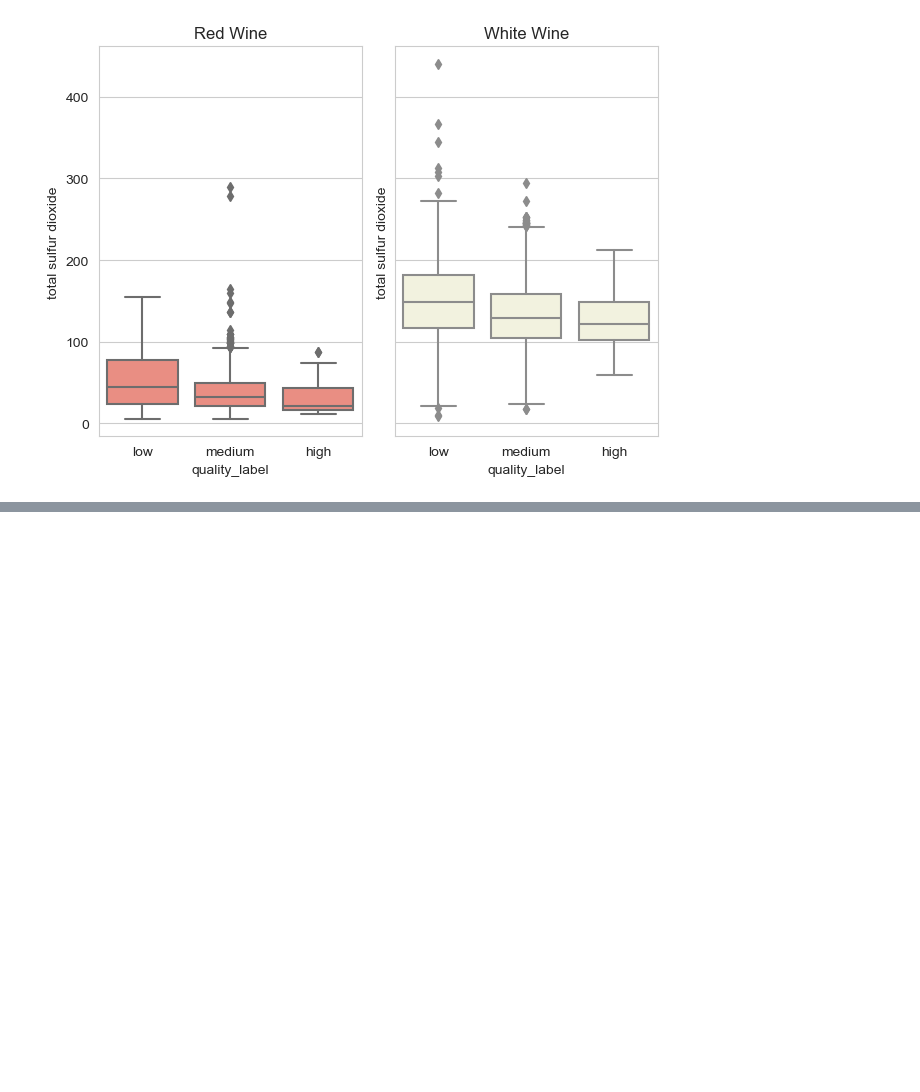
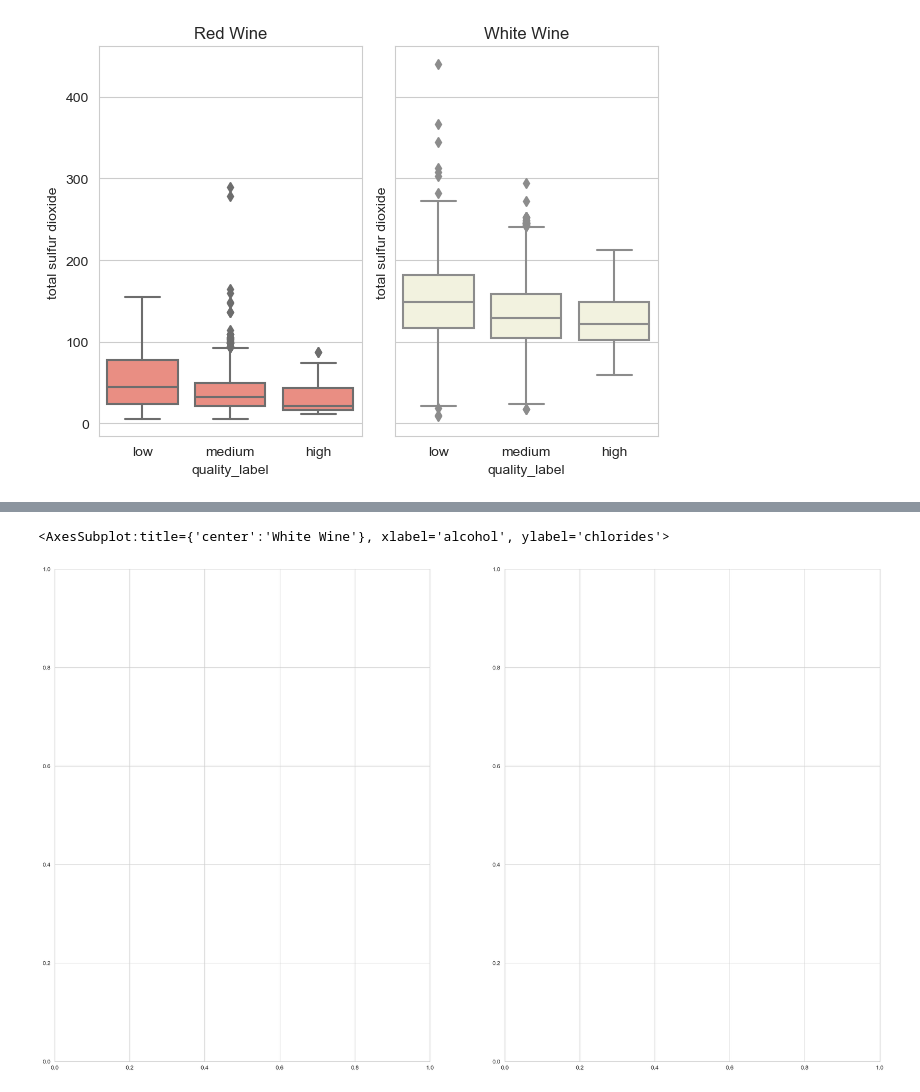
Before and after one commit to NiaLucia/Sprint2, a Jupyter notebook: wine_project.ipynb, the cells around one changed output, grey strips where cells are left out. Saved outputs shown, nothing was run; the diff lists cells and outputs as text; code cells hidden in the pictures; blank space fills up the shorter version.

```diff
--- a/wine_project.ipynb
+++ b/wine_project.ipynb
@@ -332,3 +332,8 @@ sns.boxplot(ax = axs[1], data=white_wines, x="quality_label", y="total sulfur di
 # %% [output]
 Text(0.5, 1.0, 'White Wine')
 [figure]
+# %%
+fig, axs = plt.subplots(1, 2, sharey="row", tight_layout=True)
+
+sns.boxplot(ax = axs[0], data=red_wines, x="quality_label", y="total sulfur dioxide", color='salmon').set_title('Red Wine')
+sns.boxplot(ax = axs[1], data=white_wines, x="quality_label", y="total sulfur dioxide", color='beige').set_title('White Wine')
@@ -334,0 +348,7 @@ Text(0.5, 1.0, 'White Wine')
+# %%
+plt.subplots (1, 2, figsize=(25, 15))
+sns.stripplot(x='alcohol', y='chlorides', data=white_wines, ax=axs[0])
+sns.stripplot(x='alcohol', y='chlorides', data=red_wines, ax=axs[1])
+# %% [output]
+<AxesSubplot:title={'center':'White Wine'}, xlabel='alcohol', ylabel='chlorides'>
+[figure, added]
```
Also changed, not shown: parts of 4 cells of this notebook.
